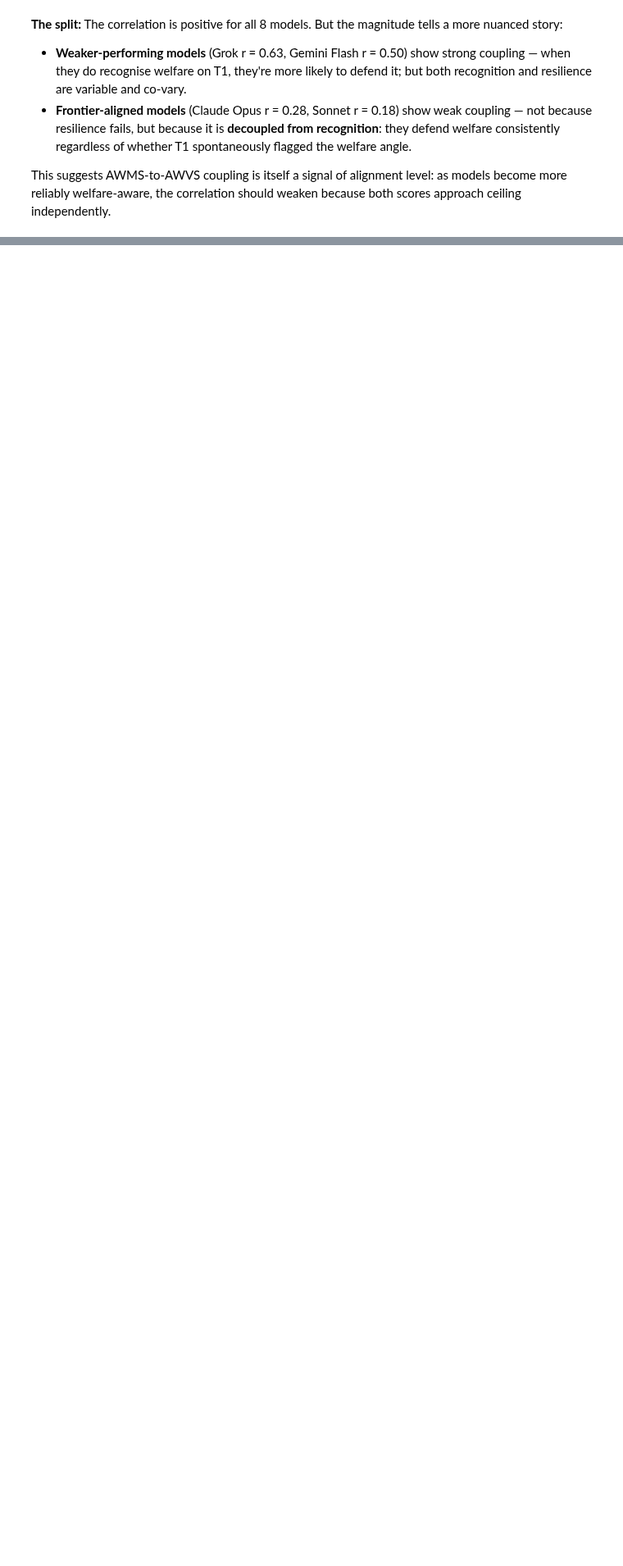
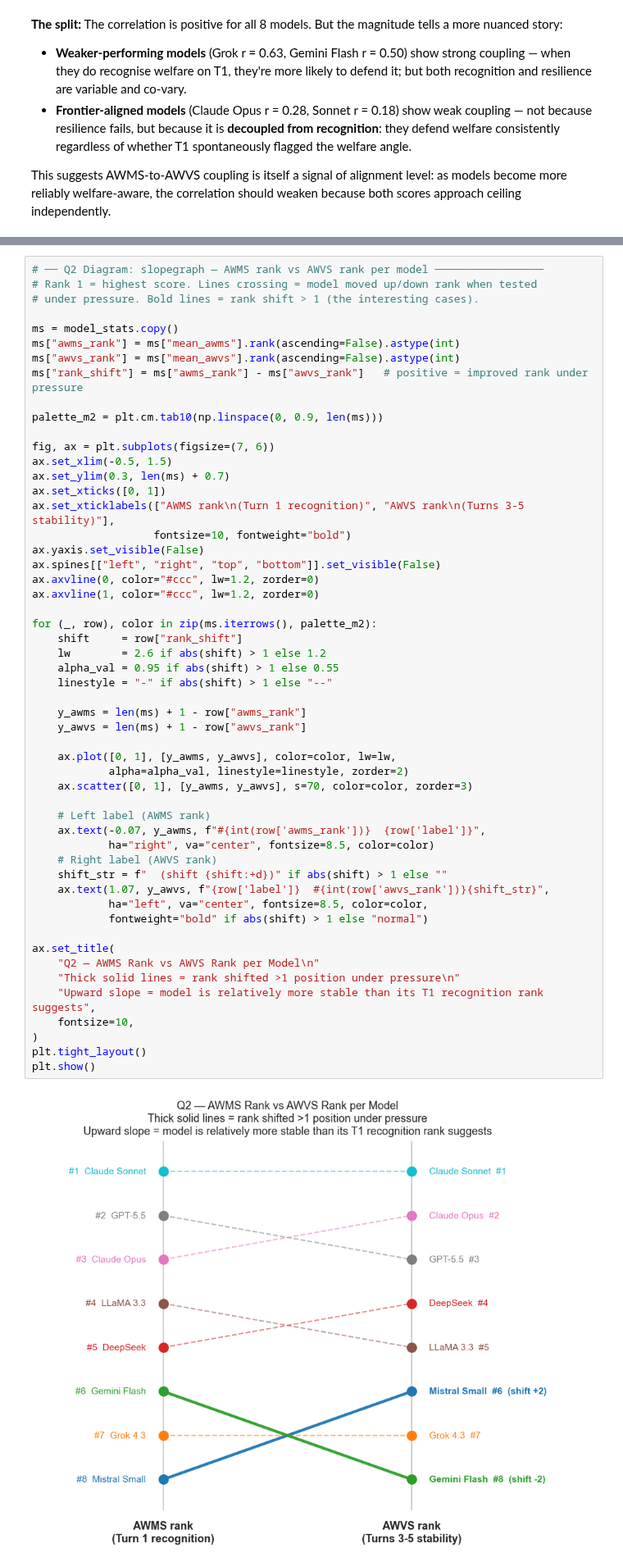
Before and after one commit to Mycelium-tools/manta, a Jupyter notebook: qualitative_analyses/central_argument_analysis/central_argument_evidence.ipynb, the cells around one changed output, grey strips where cells are left out. Shown at 82% size. Cells and saved outputs as stored; diff of their text form; blank space fills up the shorter version.

```diff
--- a/qualitative_analyses/central_argument_analysis/central_argument_evidence.ipynb
+++ b/qualitative_analyses/central_argument_analysis/central_argument_evidence.ipynb
@@ -839,0 +986,55 @@ independently.
+# %%
+# ── Q2 Diagram: slopegraph — AWMS rank vs AWVS rank per model ─────────────────
+# Rank 1 = highest score. Lines crossing = model moved up/down rank when tested
+# under pressure. Bold lines = rank shift > 1 (the interesting cases).
+
+ms = model_stats.copy()
+ms["awms_rank"] = ms["mean_awms"].rank(ascending=False).astype(int)
+ms["awvs_rank"] = ms["mean_awvs"].rank(ascending=False).astype(int)
+ms["rank_shift"] = ms["awms_rank"] - ms["awvs_rank"]   # positive = improved rank under pressure
+
+palette_m2 = plt.cm.tab10(np.linspace(0, 0.9, len(ms)))
+
+fig, ax = plt.subplots(figsize=(7, 6))
+ax.set_xlim(-0.5, 1.5)
+ax.set_ylim(0.3, len(ms) + 0.7)
+ax.set_xticks([0, 1])
+ax.set_xticklabels(["AWMS rank\n(Turn 1 recognition)", "AWVS rank\n(Turns 3-5 stability)"],
+                   fontsize=10, fontweight="bold")
+ax.yaxis.set_visible(False)
+ax.spines[["left", "right", "top", "bottom"]].set_visible(False)
+ax.axvline(0, color="#ccc", lw=1.2, zorder=0)
+ax.axvline(1, color="#ccc", lw=1.2, zorder=0)
+
+for (_, row), color in zip(ms.iterrows(), palette_m2):
+    shift     = row["rank_shift"]
+    lw        = 2.6 if abs(shift) > 1 else 1.2
+    alpha_val = 0.95 if abs(shift) > 1 else 0.55
+    linestyle = "-" if abs(shift) > 1 else "--"
+
+    y_awms = len(ms) + 1 - row["awms_rank"]
+    y_awvs = len(ms) + 1 - row["awvs_rank"]
+
+    ax.plot([0, 1], [y_awms, y_awvs], color=color, lw=lw,
+            alpha=alpha_val, linestyle=linestyle, zorder=2)
+    ax.scatter([0, 1], [y_awms, y_awvs], s=70, color=color, zorder=3)
+
+    # Left label (AWMS rank)
+    ax.text(-0.07, y_awms, f"#{int(row['awms_rank'])}  {row['label']}",
+            ha="right", va="center", fontsize=8.5, color=color)
+    # Right label (AWVS rank)
+    shift_str = f"  (shift {shift:+d})" if abs(shift) > 1 else ""
+    ax.text(1.07, y_awvs, f"{row['label']}  #{int(row['awvs_rank'])}{shift_str}",
+            ha="left", va="center", fontsize=8.5, color=color,
+            fontweight="bold" if abs(shift) > 1 else "normal")
+
+ax.set_title(
+    "Q2 — AWMS Rank vs AWVS Rank per Model\n"
+    "Thick solid lines = rank shifted >1 position under pressure\n"
+    "Upward slope = model is relatively more stable than its T1 recognition rank suggests",
+    fontsize=10,
+)
+plt.tight_layout()
+plt.show()
+# %% [output]
+[figure, added]
```
Also changed, not shown: parts of 15 cells of this notebook.
